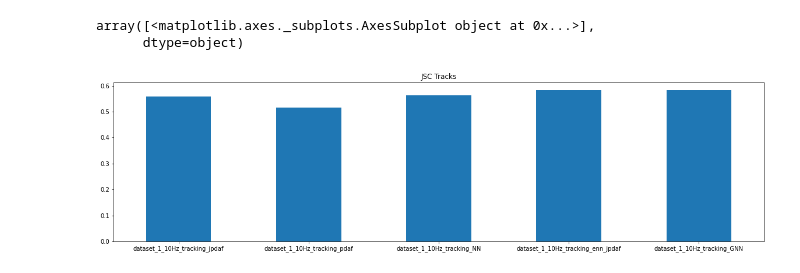
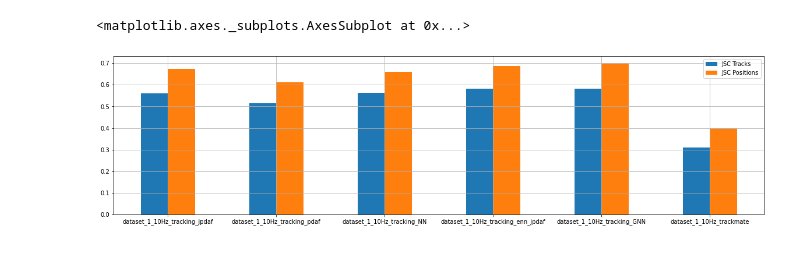
Before and after one commit to MarianoFernandez0/Proyecto-, a Jupyter notebook: tracking_algorithm_evaluation/Plots.ipynb, the cells around one changed output. Saved outputs shown, nothing was run; the diff lists cells and outputs as text; code cells hidden in the pictures.

Commit message:
Plots

```diff
--- a/tracking_algorithm_evaluation/Plots.ipynb
+++ b/tracking_algorithm_evaluation/Plots.ipynb
@@ -2,7 +2,9 @@
 import pandas as pd
 import numpy as np
 # %%
-tracks = pd.read_csv('performance_measures_octave.csv', index_col=0)
+tracks_octave = pd.read_csv('performance_measures_octave.csv', index_col=0)
+tracks_trackmate = pd.read_csv('performance_measures_trackmate.csv', index_col=0)
+tracks = pd.concat((tracks_octave, tracks_trackmate))
 tracks.head(10)
 # %% [output]
 |  | alpha | beta | TP Tracks | FN Tracks | FP Tracks | JSC Tracks | RMSE | Min | Max | SD | ... |
@@ -34,10 +48,9 @@ The history saving thread hit an unexpected error (OperationalError('database or
 # %%
-tracks_dataset_1_10Hz.plot.bar(y='JSC Tracks', subplots=True,figsize=(20,5),
-                               use_index=True, legend = False, rot=0)
+tracks_dataset_1_10Hz.plot.bar(y=['JSC Tracks', 'JSC Positions'], subplots=False,figsize=(20,5),
+                               use_index=True, legend=True, rot=0, grid=True)
 # %% [output]
-array([<matplotlib.axes._subplots.AxesSubplot object at 0x...>],
-      dtype=object)
+<matplotlib.axes._subplots.AxesSubplot at 0x...>
-[figure, old version]
+[figure, new version]
 # %%
 dataset = 'dataset_1_20Hz'
 bool_idx = []
```
Also changed, not shown: parts of 9 cells of this notebook, 1 other file.
